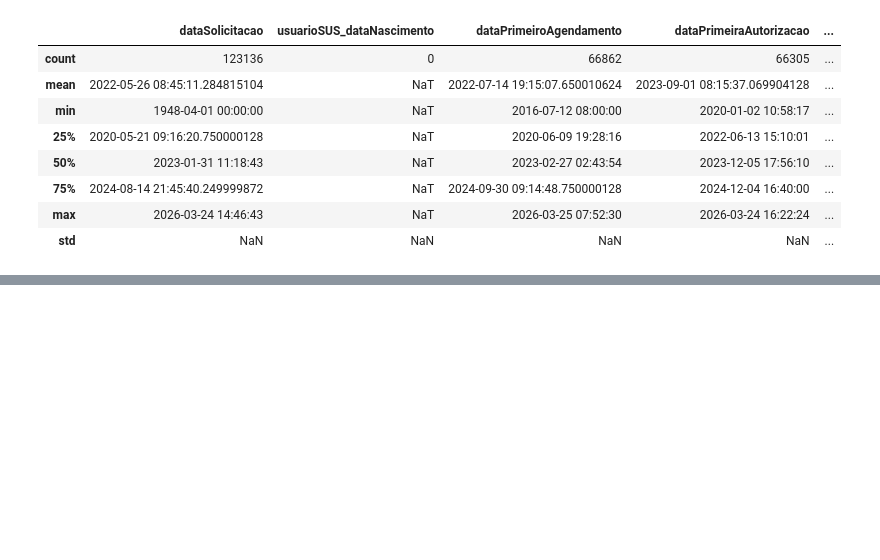
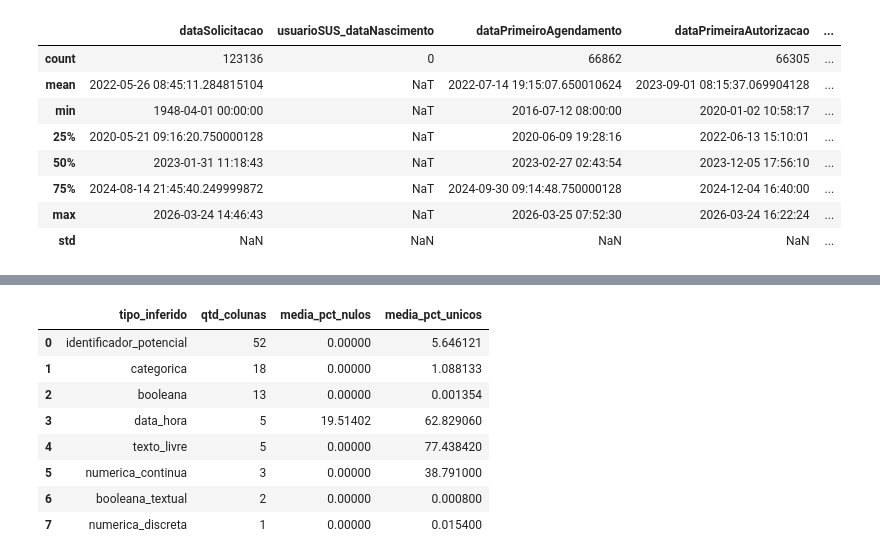
Before and after one commit to faustostangler/GER, a Jupyter notebook: duckdb_to_csv.ipynb, the cells around one changed output, grey strips where cells are left out. Drawn from its saved outputs; the diff is of its cells as text; code cells hidden in the pictures; blank space fills up the shorter version.

Commit message:
feat: add DuckDB data loading and column profiling analysis to notebook

```diff
--- a/duckdb_to_csv.ipynb
+++ b/duckdb_to_csv.ipynb
@@ -307,3 +307,12 @@ df.describe()
 | 75% | 2024-08-14 21:45:40.249999872 | NaT | 2024-09-30 09:14:48.750000128 | 2024-12-04 16:40:00 | ... |
 | max | 2026-03-24 14:46:43 | NaT | 2026-03-25 07:52:30 | 2026-03-24 16:22:24 | ... |
 | std | NaN | NaN | NaN | NaN | ... |
+# %%
+import os
+import pandas as pd
+import duckdb
+
+# 1. Conexão com DuckDB e Carregamento (SRE pattern: DuckDB is the engine)
+con = duckdb.connect()
+arquivo_parquet = "gercon_consolidado.parquet"
+df = con.execute(f"SELECT * FROM '{arquivo_parquet}'").df()
@@ -309,0 +795,23 @@ df.describe()
+# %%
+resumo_tipos = (
+    perfil_df.groupby("tipo_inferido")
+    .agg(
+        qtd_colunas=("coluna", "count"),
+        media_pct_nulos=("pct_nulos", "mean"),
+        media_pct_unicos=("pct_unicos", "mean")
+    )
+    .sort_values("qtd_colunas", ascending=False)
+    .reset_index()
+)
+
+display(resumo_tipos)
+# %% [output]
+|  | tipo_inferido | qtd_colunas | media_pct_nulos | media_pct_unicos |
+| 0 | identificador_potencial | 52 | 0.00000 | 5.646121 |
+| 1 | categorica | 18 | 0.00000 | 1.088133 |
+| 2 | booleana | 13 | 0.00000 | 0.001354 |
+| 3 | data_hora | 5 | 19.51402 | 62.829060 |
+| 4 | texto_livre | 5 | 0.00000 | 77.438420 |
+| 5 | numerica_continua | 3 | 0.00000 | 38.791000 |
+| 6 | booleana_textual | 2 | 0.00000 | 0.000800 |
+| 7 | numerica_discreta | 1 | 0.00000 | 0.015400 |
```
Also changed, not shown: parts of 1 cell of this notebook.
